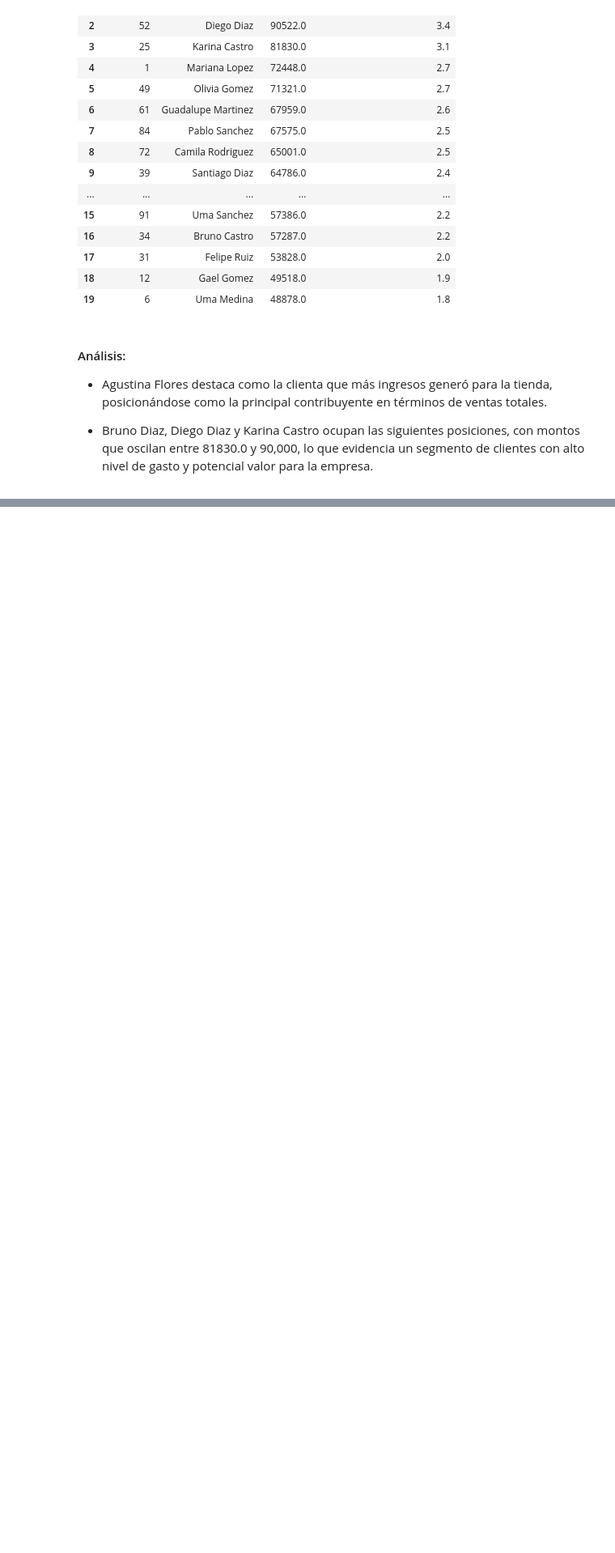
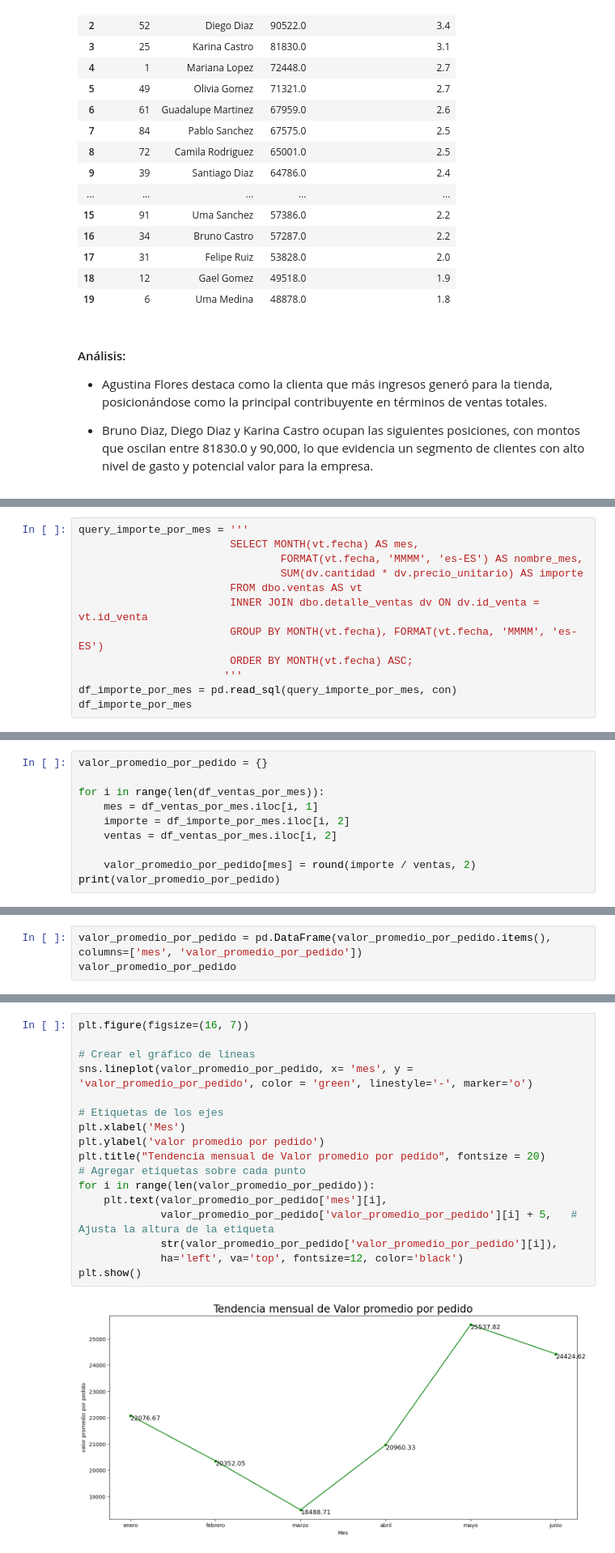
Before and after one commit to Marcio26Mallqui/Tienda-Aurelion, a Jupyter notebook: Análisis Exploratorio de datos.ipynb, the cells around one changed output, grey strips where cells are left out. Shown at 81% size. Saved outputs shown, nothing was run; the diff lists cells and outputs as text; blank space fills up the shorter version.

```diff
--- a/Análisis Exploratorio de datos.ipynb
+++ b/Análisis Exploratorio de datos.ipynb
@@ -709,0 +769,12 @@ OperationalError: (pyodbc.OperationalError) ('08001', "[08001] [Microsoft][ODBC
+# %%
+query_importe_por_mes = '''
+                        SELECT MONTH(vt.fecha) AS mes,
+                                FORMAT(vt.fecha, 'MMMM', 'es-ES') AS nombre_mes,
+                                SUM(dv.cantidad * dv.precio_unitario) AS importe
+                        FROM dbo.ventas AS vt
+                        INNER JOIN dbo.detalle_ventas dv ON dv.id_venta = vt.id_venta
+                        GROUP BY MONTH(vt.fecha), FORMAT(vt.fecha, 'MMMM', 'es-ES')
+                        ORDER BY MONTH(vt.fecha) ASC;
+                       '''
+df_importe_por_mes = pd.read_sql(query_importe_por_mes, con)
+df_importe_por_mes
@@ -709,0 +789,10 @@ OperationalError: (pyodbc.OperationalError) ('08001', "[08001] [Microsoft][ODBC
+# %%
+valor_promedio_por_pedido = {}
+
+for i in range(len(df_ventas_por_mes)):
+    mes = df_ventas_por_mes.iloc[i, 1]
+    importe = df_importe_por_mes.iloc[i, 2]
+    ventas = df_ventas_por_mes.iloc[i, 2]
+
+    valor_promedio_por_pedido[mes] = round(importe / ventas, 2)
+print(valor_promedio_por_pedido)
@@ -709,0 +801,3 @@ OperationalError: (pyodbc.OperationalError) ('08001', "[08001] [Microsoft][ODBC
+# %%
+valor_promedio_por_pedido = pd.DataFrame(valor_promedio_por_pedido.items(), columns=['mes', 'valor_promedio_por_pedido'])
+valor_promedio_por_pedido
@@ -709,0 +812,19 @@ OperationalError: (pyodbc.OperationalError) ('08001', "[08001] [Microsoft][ODBC
+# %%
+plt.figure(figsize=(16, 7))
+
+# Crear el gráfico de líneas
+sns.lineplot(valor_promedio_por_pedido, x= 'mes', y = 'valor_promedio_por_pedido', color = 'green', linestyle='-', marker='o')
+
+# Etiquetas de los ejes
+plt.xlabel('Mes')
+plt.ylabel('valor promedio por pedido')
+plt.title("Tendencia mensual de Valor promedio por pedido", fontsize = 20)
+# Agregar etiquetas sobre cada punto
+for i in range(len(valor_promedio_por_pedido)):
+    plt.text(valor_promedio_por_pedido['mes'][i],
+             valor_promedio_por_pedido['valor_promedio_por_pedido'][i] + 5,   # Ajusta la altura de la etiqueta
+             str(valor_promedio_por_pedido['valor_promedio_por_pedido'][i]),
+             ha='left', va='top', fontsize=12, color='black')
+plt.show()
+# %% [output]
+[figure, added]
```
Also changed, not shown: parts of 52 cells of this notebook.
